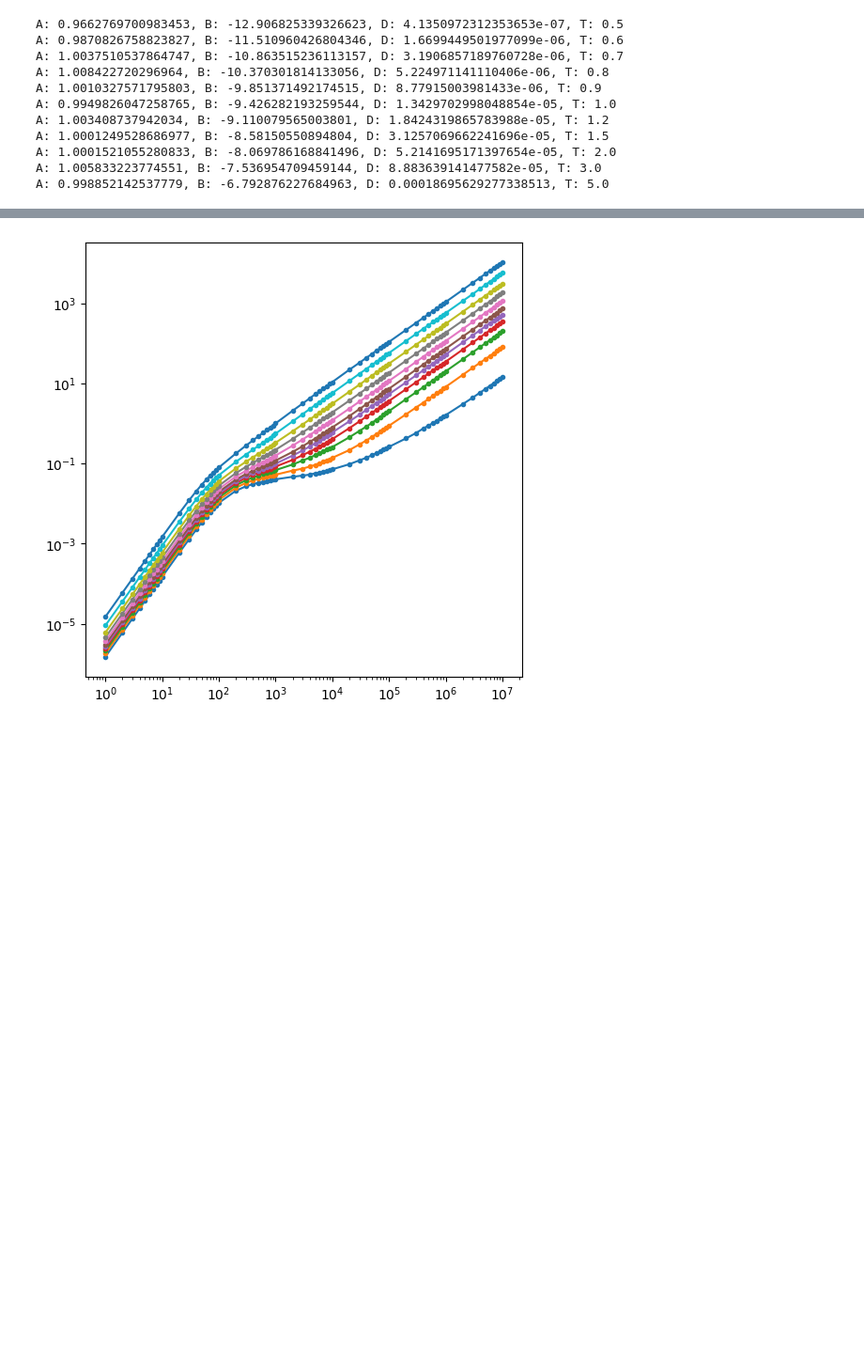
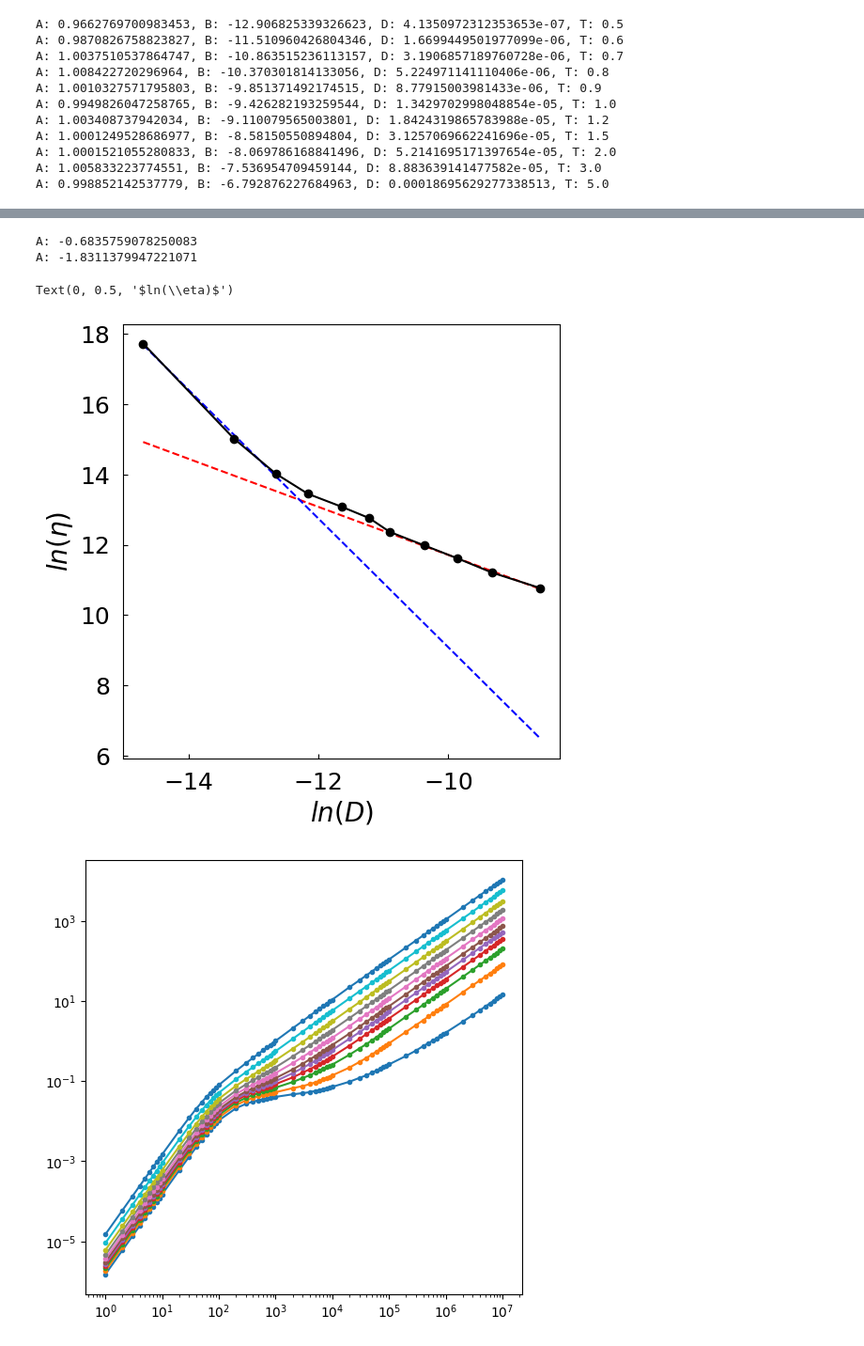
Before and after one commit to ch-tung/bicontinuous_tauM, a Jupyter notebook: rho_1.2/time_correlation/msd.ipynb, the cells around one changed output, grey strips where cells are left out. Shown at 94% size. Cells and saved outputs as stored; diff of their text form; code cells hidden in the pictures; blank space fills up the shorter version.

```diff
--- a/rho_1.2/time_correlation/msd.ipynb
+++ b/rho_1.2/time_correlation/msd.ipynb
@@ -60,3 +180,34 @@ ax.set_yscale('log')
+# %%
+fig = plt.figure(figsize=(6,6))
+ax = fig.add_subplot(1,1,1)
+
+logeta_list_np = np.log(np.array(tau_M/v))[:]
+logD_list_np = np.log(np.array(D_list))[:]
+
+y = logeta_list_np[7:]
+x = np.vstack([logD_list_np[7:],np.ones_like(logD_list_np[7:])]).T
+A, B = np.linalg.lstsq(x, y, rcond=None)[0]
+
+ax.plot(logD_list_np, (A*logD_list_np+B),"--r",zorder=-10)
+print(f"A: {A}")
+
+y = logeta_list_np[:3]
+x = np.vstack([logD_list_np[:3],np.ones_like(logD_list_np[:3])]).T
+A, B = np.linalg.lstsq(x, y, rcond=None)[0]
+fp_Deta = [popt, pcov]
+
+ax.plot(logD_list_np, (A*logD_list_np+B),"--b",zorder=-10)
+print(f"A: {A}")
+
+ax.plot(logD_list_np, logeta_list_np, '-ok', zorder=-10)
+ax.tick_params(direction='in', axis='both', which='both', labelsize=18, pad=10)
+ax.set_xlabel(r"$ln(D)$", fontsize=20)
+ax.set_ylabel(r"$ln(\eta)$", fontsize=20)
+# %% [output]
+A: -0.6835759078250083
+A: -1.8311379947221071
+Text(0, 0.5, '$ln(\\eta)$')
+[figure, added]
 # %%
 fig = plt.figure(figsize=(6,6))
 ax = fig.add_subplot(1,1,1)
```
Also changed, not shown: parts of 11 cells of this notebook.
